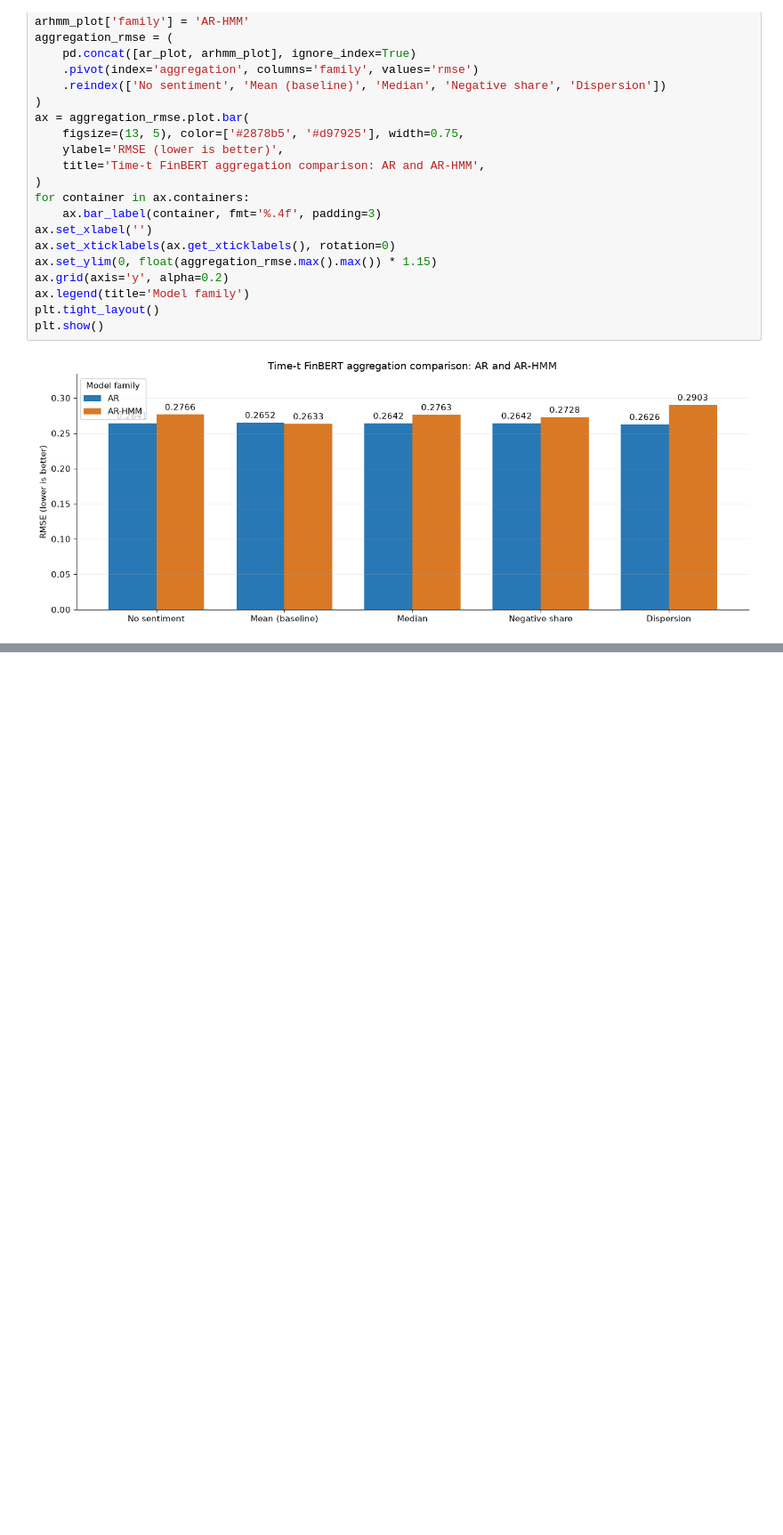
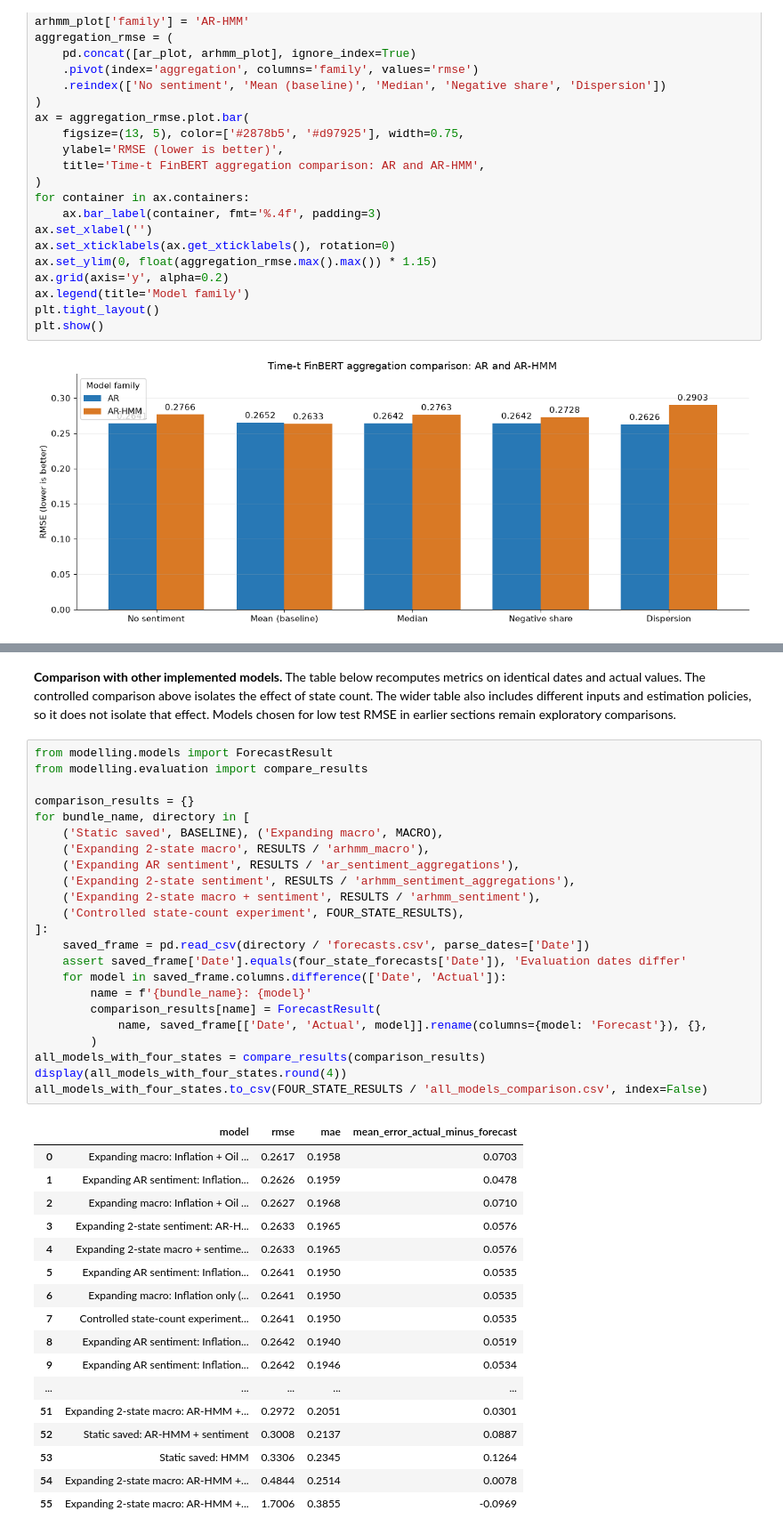
Before and after one commit to zahra-ynp/Thesis, a Jupyter notebook: modelling/notebooks/02_Forecasting_and_Regime_Results.ipynb, the cells around one changed output, grey strips where cells are left out. Shown at 89% size. Saved outputs shown, nothing was run; the diff lists cells and outputs as text; blank space fills up the shorter version.

```diff
--- a/modelling/notebooks/02_Forecasting_and_Regime_Results.ipynb
+++ b/modelling/notebooks/02_Forecasting_and_Regime_Results.ipynb
@@ -426,0 +497,43 @@ plt.show()
+# %% [markdown]
+**Comparison with other implemented models.** The table below recomputes metrics on identical dates and actual values. The controlled comparison above isolates the effect of state count. The wider table also includes different inputs and estimation policies, so it does not isolate that effect. Models chosen for low test RMSE in earlier sections remain exploratory comparisons.
+# %%
+from modelling.models import ForecastResult
+from modelling.evaluation import compare_results
+
+comparison_results = {}
+for bundle_name, directory in [
+    ('Static saved', BASELINE), ('Expanding macro', MACRO),
+    ('Expanding 2-state macro', RESULTS / 'arhmm_macro'),
+    ('Expanding AR sentiment', RESULTS / 'ar_sentiment_aggregations'),
+    ('Expanding 2-state sentiment', RESULTS / 'arhmm_sentiment_aggregations'),
+    ('Expanding 2-state macro + sentiment', RESULTS / 'arhmm_sentiment'),
+    ('Controlled state-count experiment', FOUR_STATE_RESULTS),
+]:
+    saved_frame = pd.read_csv(directory / 'forecasts.csv', parse_dates=['Date'])
+    assert saved_frame['Date'].equals(four_state_forecasts['Date']), 'Evaluation dates differ'
+    for model in saved_frame.columns.difference(['Date', 'Actual']):
+        name = f'{bundle_name}: {model}'
+        comparison_results[name] = ForecastResult(
+            name, saved_frame[['Date', 'Actual', model]].rename(columns={model: 'Forecast'}), {},
+        )
+all_models_with_four_states = compare_results(comparison_results)
+display(all_models_with_four_states.round(4))
+all_models_with_four_states.to_csv(FOUR_STATE_RESULTS / 'all_models_comparison.csv', index=False)
+# %% [output]
+|  | model | rmse | mae | mean_error_actual_minus_forecast |
+| 0 | Expanding macro: Inflation + Oil ... | 0.2617 | 0.1958 | 0.0703 |
+| 1 | Expanding AR sentiment: Inflation... | 0.2626 | 0.1959 | 0.0478 |
+| 2 | Expanding macro: Inflation + Oil ... | 0.2627 | 0.1968 | 0.0710 |
+| 3 | Expanding 2-state sentiment: AR-H... | 0.2633 | 0.1965 | 0.0576 |
+| 4 | Expanding 2-state macro + sentime... | 0.2633 | 0.1965 | 0.0576 |
+| 5 | Expanding AR sentiment: Inflation... | 0.2641 | 0.1950 | 0.0535 |
+| 6 | Expanding macro: Inflation only (... | 0.2641 | 0.1950 | 0.0535 |
+| 7 | Controlled state-count experiment... | 0.2641 | 0.1950 | 0.0535 |
+| 8 | Expanding AR sentiment: Inflation... | 0.2642 | 0.1940 | 0.0519 |
+| 9 | Expanding AR sentiment: Inflation... | 0.2642 | 0.1946 | 0.0534 |
+| ... | ... | ... | ... | ... |
+| 51 | Expanding 2-state macro: AR-HMM +... | 0.2972 | 0.2051 | 0.0301 |
+| 52 | Static saved: AR-HMM + sentiment | 0.3008 | 0.2137 | 0.0887 |
+| 53 | Static saved: HMM | 0.3306 | 0.2345 | 0.1264 |
+| 54 | Expanding 2-state macro: AR-HMM +... | 0.4844 | 0.2514 | 0.0078 |
+| 55 | Expanding 2-state macro: AR-HMM +... | 1.7006 | 0.3855 | -0.0969 |
```
Also changed, not shown: parts of 4 cells of this notebook, 9 other files.
